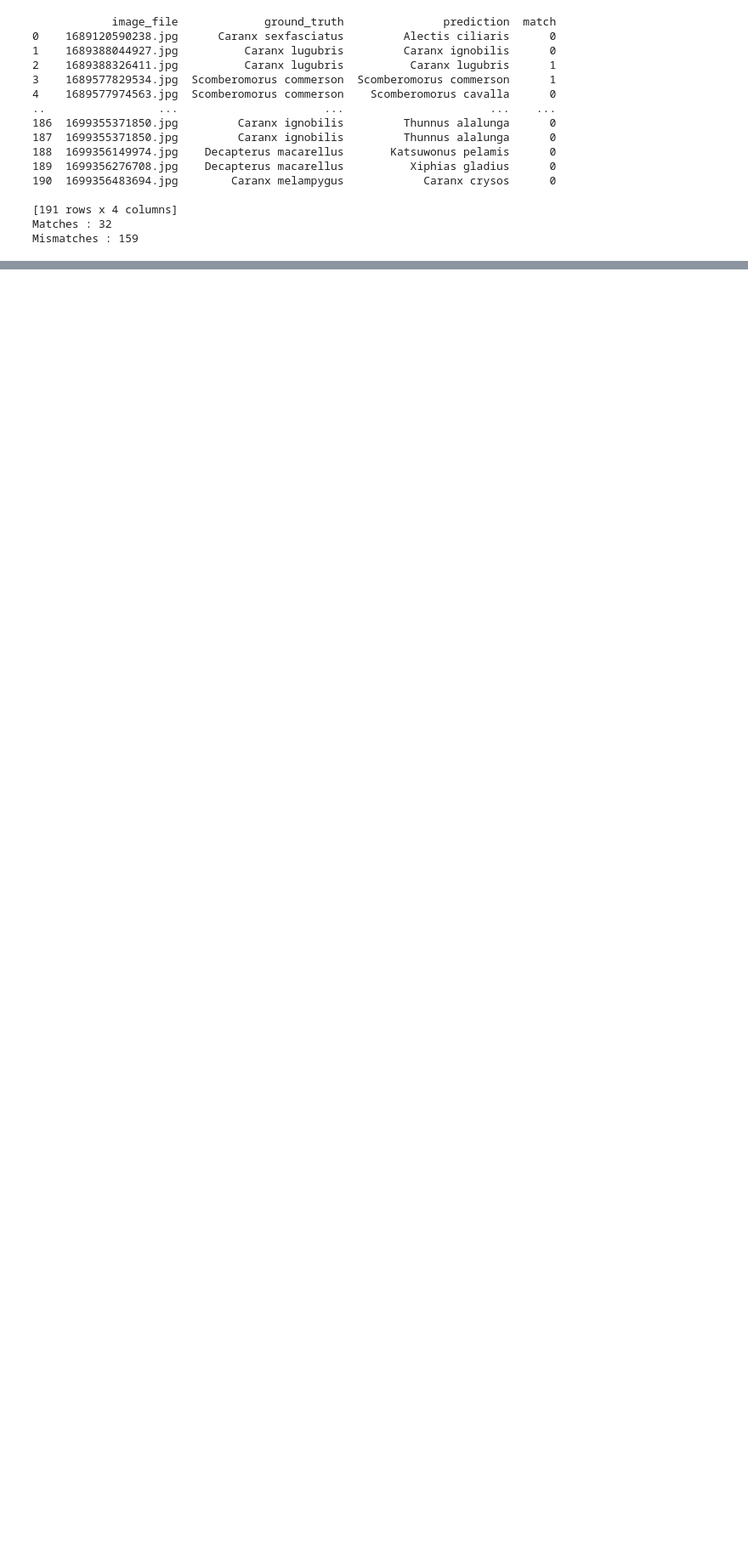
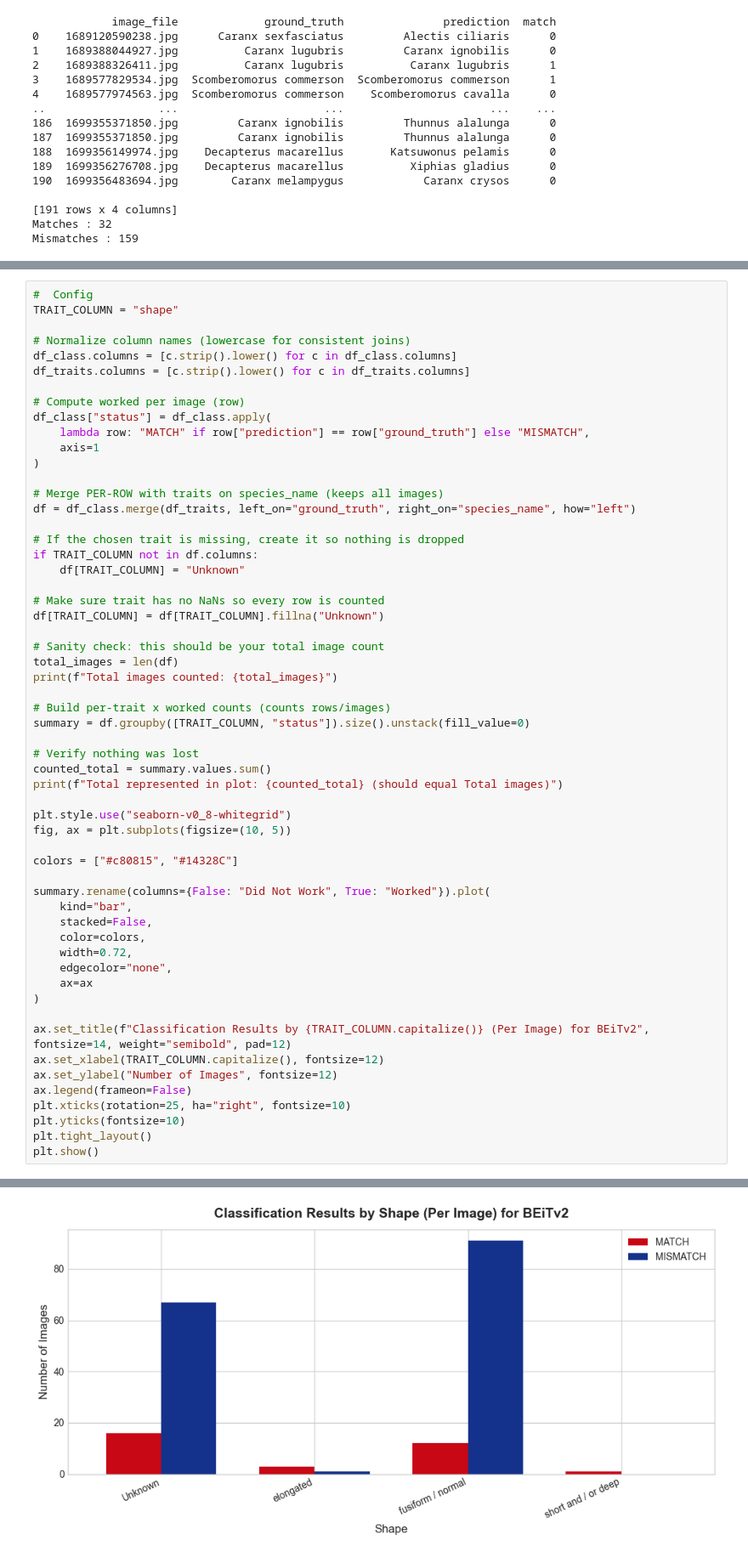
Before and after one commit to kienndo/Prosjektoppgave, a Jupyter notebook: fishial_class/fishialCLASS.ipynb, the cells around one changed output, grey strips where cells are left out. Shown at 85% size. Drawn from its saved outputs; the diff is of its cells as text; blank space fills up the shorter version.

```diff
--- a/fishial_class/fishialCLASS.ipynb
+++ b/fishial_class/fishialCLASS.ipynb
@@ -282,0 +370,58 @@ plt.show()
+# %%
+#  Config
+TRAIT_COLUMN = "shape"
+
+# Normalize column names (lowercase for consistent joins)
+df_class.columns = [c.strip().lower() for c in df_class.columns]
+df_traits.columns = [c.strip().lower() for c in df_traits.columns]
+
+# Compute worked per image (row)
+df_class["status"] = df_class.apply(
+    lambda row: "MATCH" if row["prediction"] == row["ground_truth"] else "MISMATCH",
+    axis=1
+)
+
+# Merge PER-ROW with traits on species_name (keeps all images)
+df = df_class.merge(df_traits, left_on="ground_truth", right_on="species_name", how="left")
+
+# If the chosen trait is missing, create it so nothing is dropped
+if TRAIT_COLUMN not in df.columns:
+    df[TRAIT_COLUMN] = "Unknown"
+
+# Make sure trait has no NaNs so every row is counted
+df[TRAIT_COLUMN] = df[TRAIT_COLUMN].fillna("Unknown")
+
+# Sanity check: this should be your total image count
+total_images = len(df)
+print(f"Total images counted: {total_images}")
+
+# Build per-trait x worked counts (counts rows/images)
+summary = df.groupby([TRAIT_COLUMN, "status"]).size().unstack(fill_value=0)
+
+# Verify nothing was lost
+counted_total = summary.values.sum()
+print(f"Total represented in plot: {counted_total} (should equal Total images)")
+
+plt.style.use("seaborn-v0_8-whitegrid")
+fig, ax = plt.subplots(figsize=(10, 5))
+
+colors = ["#c80815", "#14328C"]
+
+summary.rename(columns={False: "Did Not Work", True: "Worked"}).plot(
+    kind="bar",
+    stacked=False,
+    color=colors,
+    width=0.72,
+    edgecolor="none",
+    ax=ax
+)
+
+ax.set_title(f"Classification Results by {TRAIT_COLUMN.capitalize()} (Per Image) for BEiTv2", fontsize=14, weight="semibold", pad=12)
+ax.set_xlabel(TRAIT_COLUMN.capitalize(), fontsize=12)
+ax.set_ylabel("Number of Images", fontsize=12)
+ax.legend(frameon=False)
+plt.xticks(rotation=25, ha="right", fontsize=10)
+plt.yticks(fontsize=10)
+plt.tight_layout()
+plt.show()
+# %% [output]
@@ -282,0 +430 @@ plt.show()
+[figure, added]
```
Also changed, not shown: parts of 14 cells of this notebook, 13 other files.
